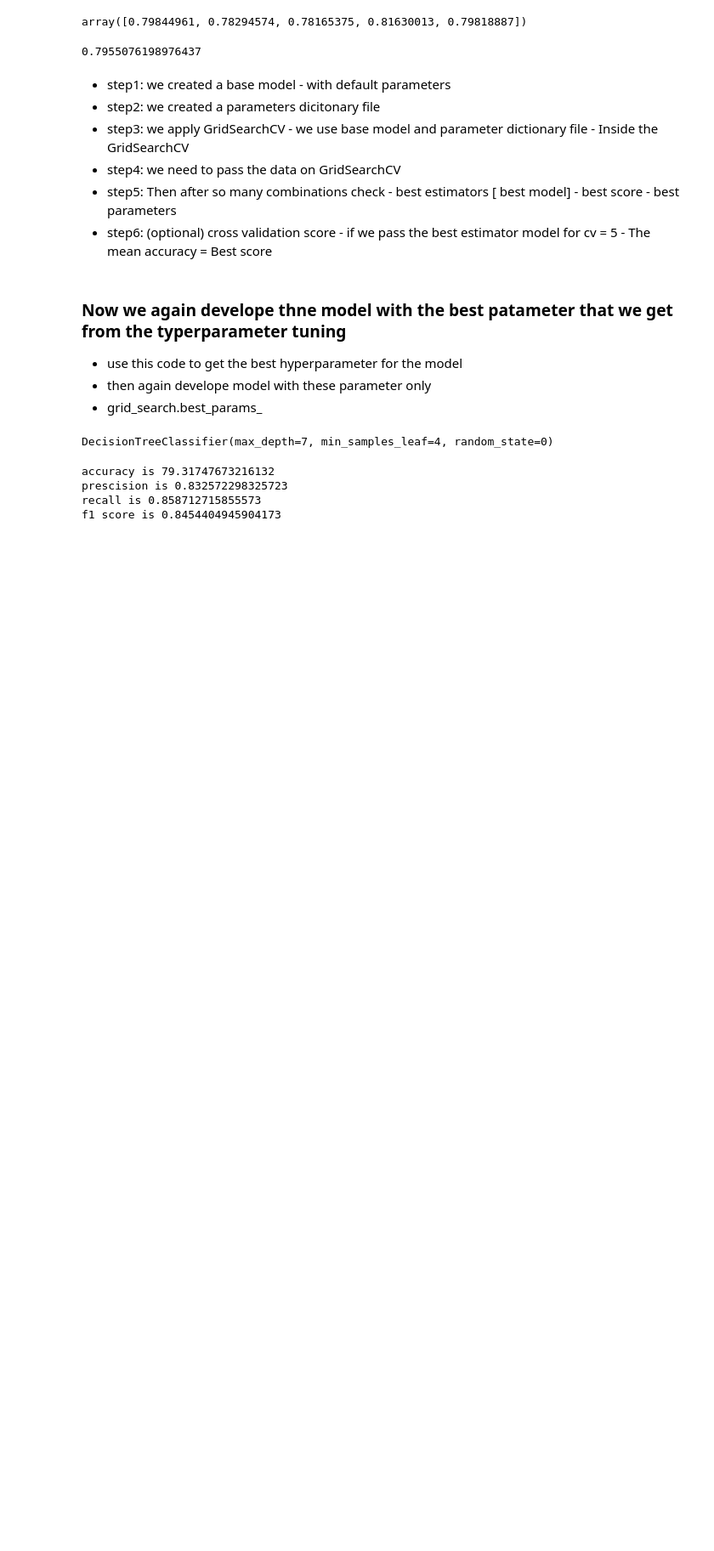
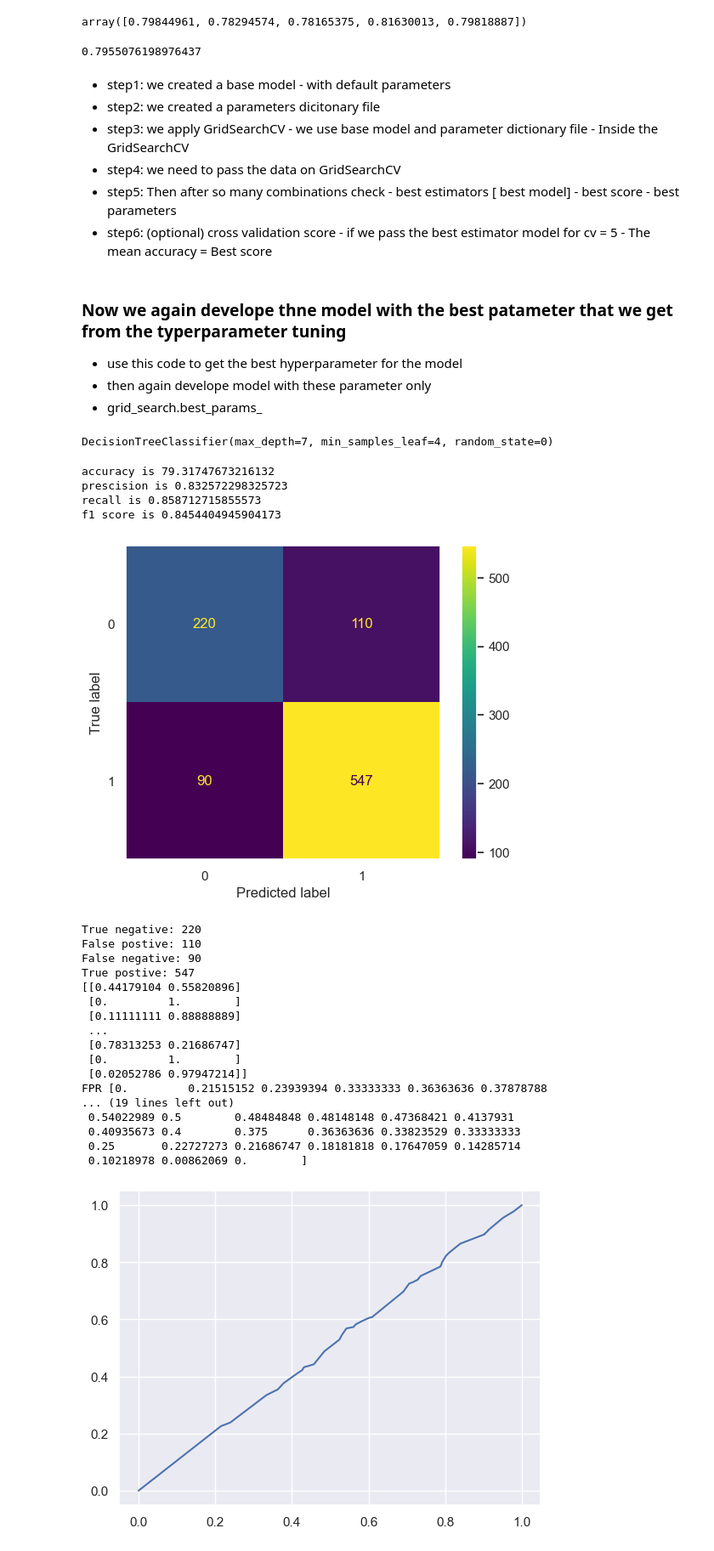
Before and after one commit to Sahilkhan-34/Exploratory_data_analysis_EDA, a Jupyter notebook: Telecom_Customer_Churn/TelecomCustomerChurn_Model_developement.ipynb, the cells around one changed output. Shown at 85% size. Cells and saved outputs as stored; diff of their text form; code cells hidden in the pictures; blank space fills up the shorter version.

Commit message:
model developed on best hyper parameters but not get the desired roc curve

```diff
--- a/Telecom_Customer_Churn/TelecomCustomerChurn_Model_developement.ipynb
+++ b/Telecom_Customer_Churn/TelecomCustomerChurn_Model_developement.ipynb
@@ -973,25 +973,48 @@ prescision is 0.832572298325723
 recall is 0.858712715855573
 f1 score is 0.8454404945904173
 # %%
-# cmt=confusion_matrix(y_test,y_pred)
-# dist = ConfusionMatrixDisplay(cmt, display_labels=[False,True])
-# dist.plot()
-# plt.grid(False)
-# plt.show()
+cmt=confusion_matrix(y_test,y_pred)
+dist = ConfusionMatrixDisplay(cmt) #display_labels=[False,True])
+dist.plot()
+plt.grid(False)
+plt.show()
 
-# tn, fp, fn, tp = confusion_matrix(y_test,y_pred).ravel()
-# print("True negative:",tn)
-# print("False postive:",fp)
-# print("False negative:",fn)
-# print("True postive:",tp)
+tn, fp, fn, tp = confusion_matrix(y_test,y_pred).ravel()
+print("True negative:",tn)
+print("False postive:",fp)
+print("False negative:",fn)
+print("True postive:",tp)
 
-# ####################################################################################
+####################################################################################
 
-# y_predict_prob = DT.predict_proba(X_test)
+y_predict_prob = DT.predict_proba(X_test)
+print(y_predict_prob)
 
+#####################################################################################3
 
-# #####################################################################################3
-
-# fpr, tpr, thresholds = roc_curve(y_test,y_predict_prob[:,1])
-# plt.plot(fpr,tpr)
-# plt.show()
+fpr, tpr, thershold1 = roc_curve(y_test,y_predict_prob[:,1])
+print('FPR',fpr)
+print('TPR',tpr)
+print('thersholds',thershold1)
+plt.plot(fpr,tpr)
+plt.show()
+# %% [output]
+[figure, added]
+True negative: 220
+False postive: 110
+False negative: 90
+True postive: 547
+[[0.44179104 0.55820896]
+ [0.         1.        ]
+ [0.11111111 0.88888889]
+ ...
+ [0.78313253 0.21686747]
+ [0.         1.        ]
+ [0.02052786 0.97947214]]
+FPR [0.         0.21515152 0.23939394 0.33333333 0.36363636 0.37878788
+... (19 lines left out)
+ 0.54022989 0.5        0.48484848 0.48148148 0.47368421 0.4137931
+ 0.40935673 0.4        0.375      0.36363636 0.33823529 0.33333333
+ 0.25       0.22727273 0.21686747 0.18181818 0.17647059 0.14285714
+ 0.10218978 0.00862069 0.        ]
+[figure, added]
```
